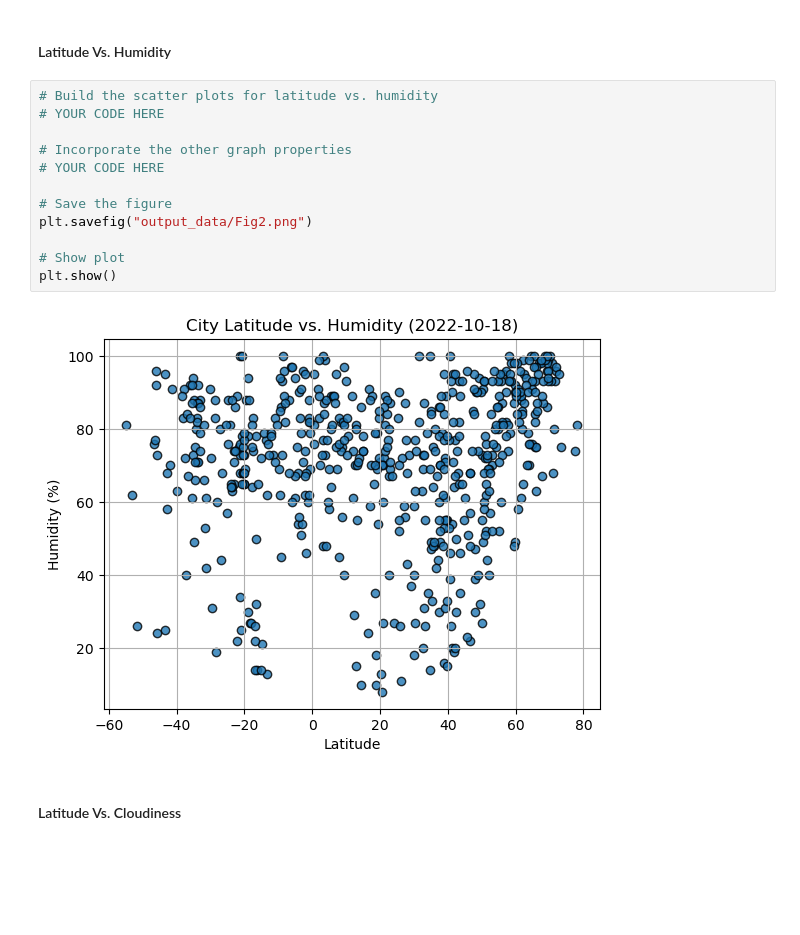
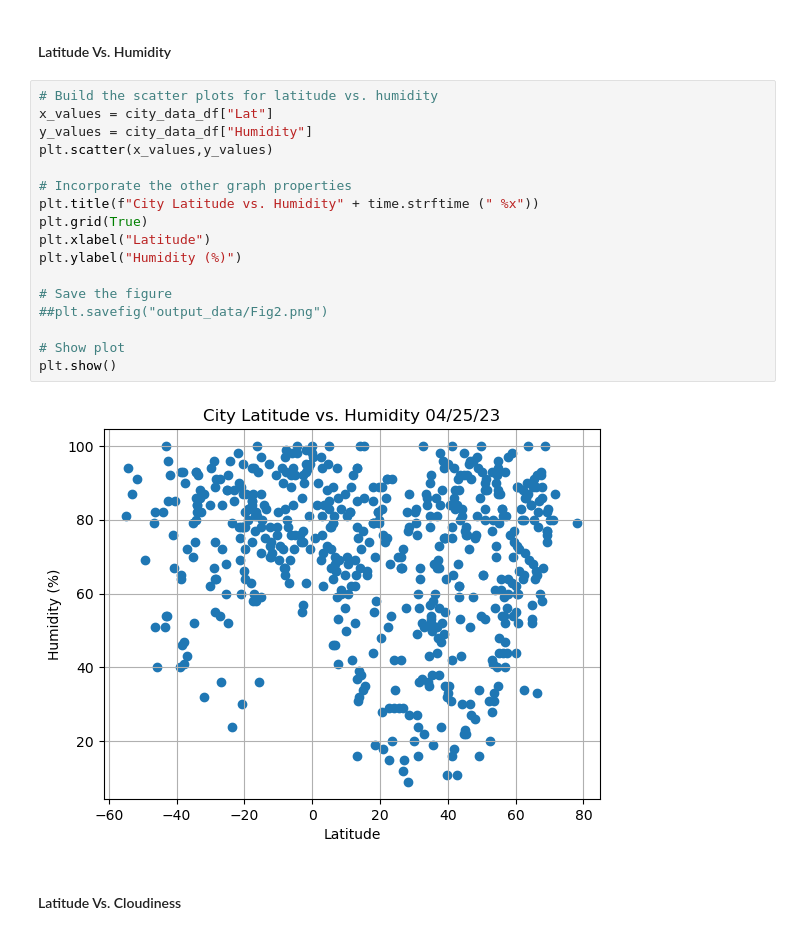
Before and after one commit to flormartinaus/API-Challenge, a Jupyter notebook: starter_code/WeatherPy.ipynb, the cells around one changed output. Drawn from its saved outputs; the diff is of its cells as text; blank space fills up the shorter version.

```diff
--- a/starter_code/WeatherPy.ipynb
+++ b/starter_code/WeatherPy.ipynb
@@ -205,18 +212,23 @@ plt.show()
 #### Latitude Vs. Humidity
 # %%
 # Build the scatter plots for latitude vs. humidity
-# YOUR CODE HERE
+x_values = city_data_df["Lat"]
+y_values = city_data_df["Humidity"]
+plt.scatter(x_values,y_values)
 
 # Incorporate the other graph properties
-# YOUR CODE HERE
+plt.title(f"City Latitude vs. Humidity" + time.strftime (" %x"))
+plt.grid(True)
+plt.xlabel("Latitude")
+plt.ylabel("Humidity (%)")
 
 # Save the figure
-plt.savefig("output_data/Fig2.png")
+##plt.savefig("output_data/Fig2.png")
 
 # Show plot
 plt.show()
 # %% [output]
-[figure, old version]
+[figure, new version]
 # %% [markdown]
 #### Latitude Vs. Cloudiness
 # %%
```
Also changed, not shown: parts of 34 cells of this notebook.
